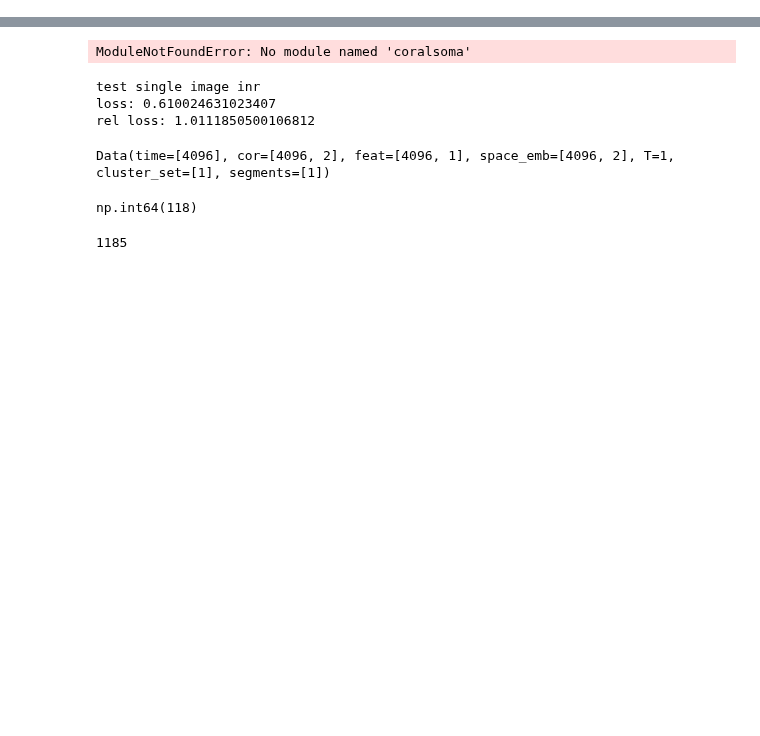
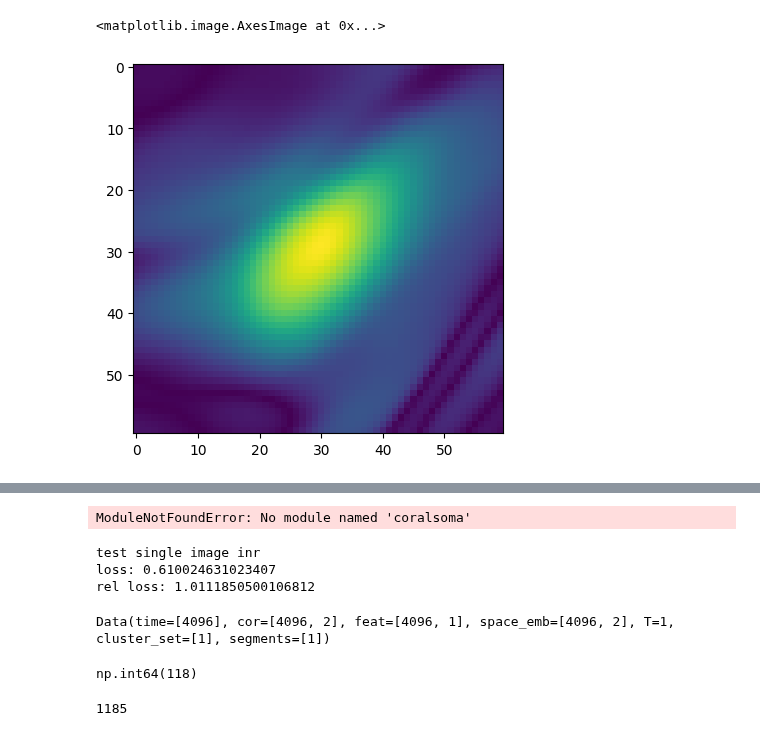
Before and after one commit to guangzhao27/inr_sampling, a Jupyter notebook: inr_sample/Run_Test.ipynb, the cells around one changed output, grey strips where cells are left out. Drawn from its saved outputs; the diff is of its cells as text; code cells hidden in the pictures; blank space fills up the shorter version.

```diff
--- a/inr_sample/Run_Test.ipynb
+++ b/inr_sample/Run_Test.ipynb
@@ -44,0 +187,5 @@ device = torch.device('cuda')
+# %%
+plt.imshow(cor_tensor.cpu().reshape(2*size, 2*size), vmin=0)
+# %% [output]
+<matplotlib.image.AxesImage at 0x...>
+[figure, added]
```
Also changed, not shown: parts of 35 cells of this notebook, 8 other files.
